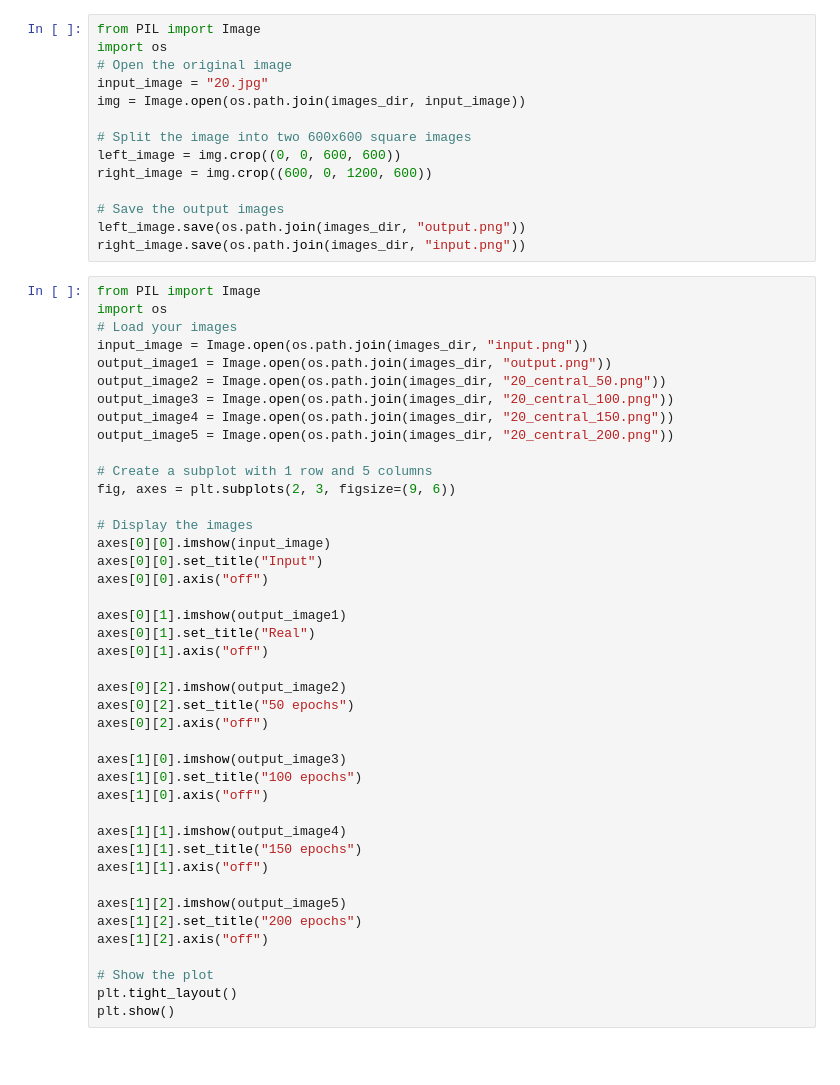
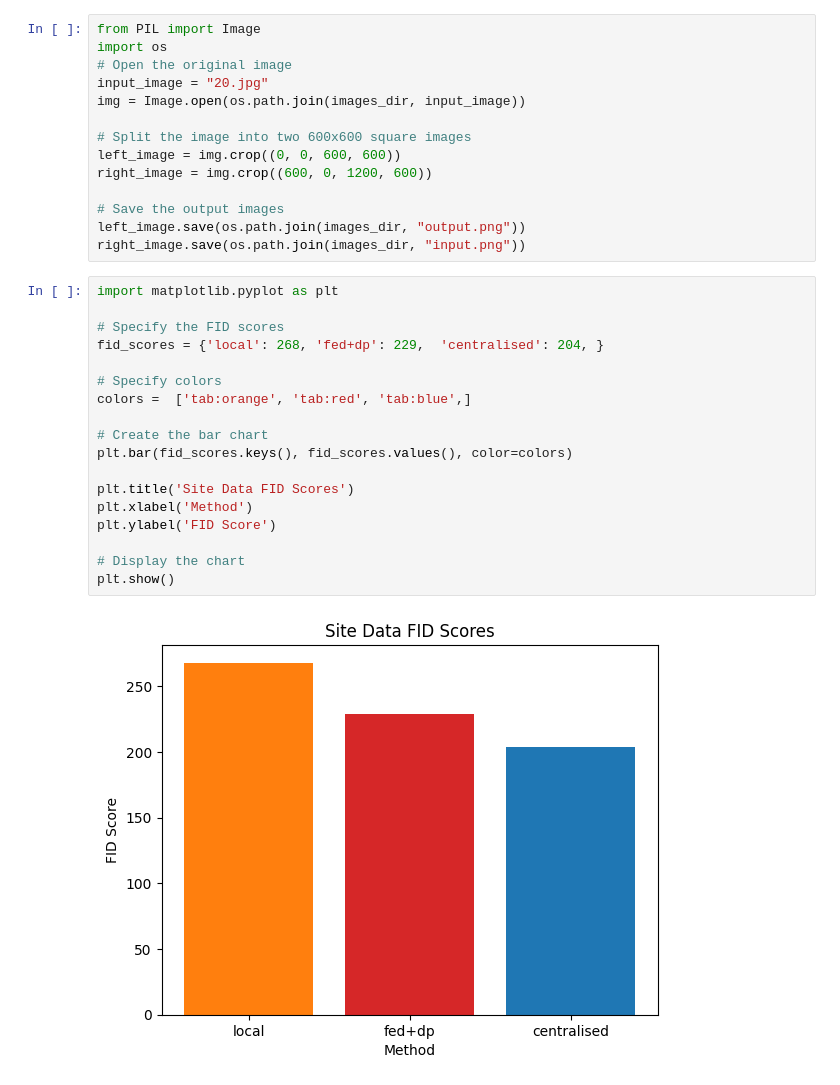
Before and after one commit to eduardpauliuc/fedpix, a Jupyter notebook: plots/plot_notebook.ipynb, the cells around one changed output. Saved outputs shown, nothing was run; the diff lists cells and outputs as text; blank space fills up the shorter version.

```diff
--- a/plots/plot_notebook.ipynb
+++ b/plots/plot_notebook.ipynb
@@ -42,45 +44,23 @@ right_image = img.crop((600, 0, 1200, 600))
 # Save the output images
 left_image.save(os.path.join(images_dir, "output.png"))
 right_image.save(os.path.join(images_dir, "input.png"))
-# %%
-from PIL import Image
-import os
-# Load your images
-input_image = Image.open(os.path.join(images_dir, "input.png"))
-output_image1 = Image.open(os.path.join(images_dir, "output.png"))
-output_image2 = Image.open(os.path.join(images_dir, "20_central_50.png"))
-output_image3 = Image.open(os.path.join(images_dir, "20_central_100.png"))
-output_image4 = Image.open(os.path.join(images_dir, "20_central_150.png"))
-output_image5 = Image.open(os.path.join(images_dir, "20_central_200.png"))
-
-# Create a subplot with 1 row and 5 columns
-fig, axes = plt.subplots(2, 3, figsize=(9, 6))
-
-# Display the images
-axes[0][0].imshow(input_image)
-axes[0][0].set_title("Input")
-axes[0][0].axis("off")
-
-axes[0][1].imshow(output_image1)
-axes[0][1].set_title("Real")
-axes[0][1].axis("off")
-
-axes[0][2].imshow(output_image2)
-axes[0][2].set_title("50 epochs")
-axes[0][2].axis("off")
-
-axes[1][0].imshow(output_image3)
-axes[1][0].set_title("100 epochs")
-axes[1][0].axis("off")
-
-axes[1][1].imshow(output_image4)
-axes[1][1].set_title("150 epochs")
-axes[1][1].axis("off")
-
-axes[1][2].imshow(output_image5)
-axes[1][2].set_title("200 epochs")
-axes[1][2].axis("off")
-
-# Show the plot
-plt.tight_layout()
-plt.show()
+# %%
+import matplotlib.pyplot as plt
+
+# Specify the FID scores
+fid_scores = {'local': 268, 'fed+dp': 229,  'centralised': 204, }
+
+# Specify colors
+colors =  ['tab:orange', 'tab:red', 'tab:blue',]
+
+# Create the bar chart
+plt.bar(fid_scores.keys(), fid_scores.values(), color=colors)
+
+plt.title('Site Data FID Scores')
+plt.xlabel('Method')
+plt.ylabel('FID Score')
+
+# Display the chart
+plt.show()
+# %% [output]
+[figure, added]
```
Also changed, not shown: parts of 1 cell of this notebook, 3 other files.
